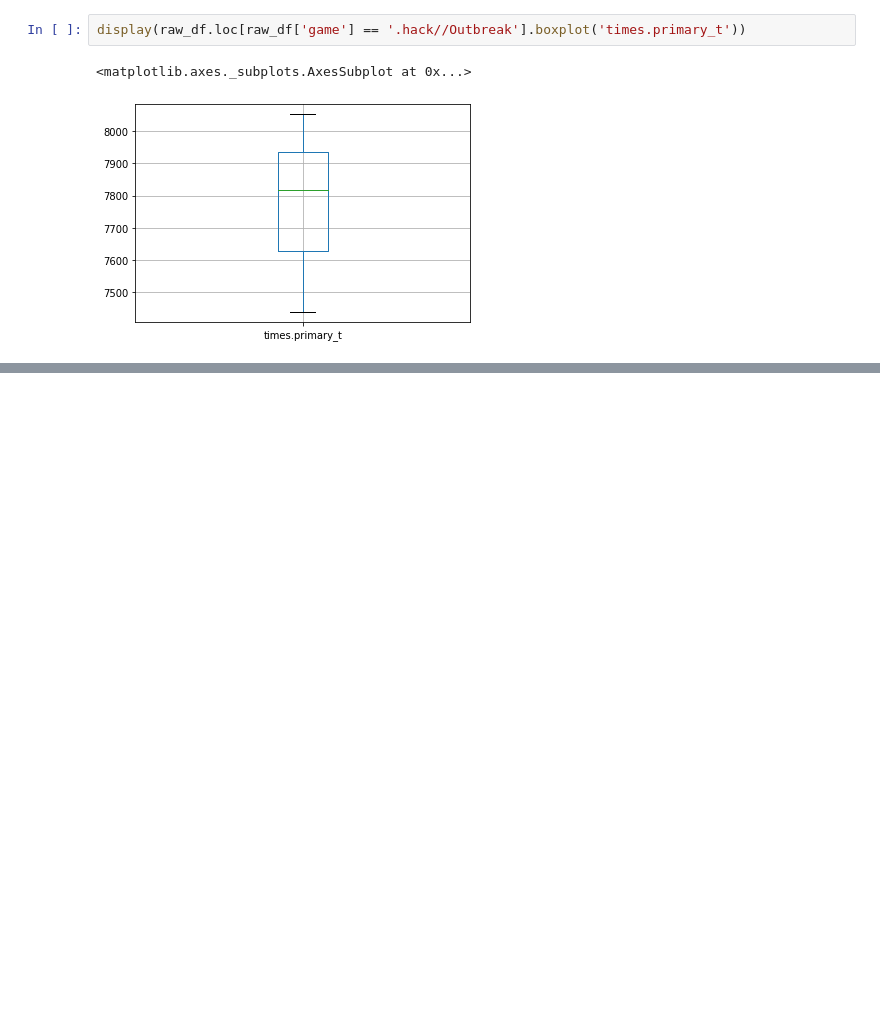
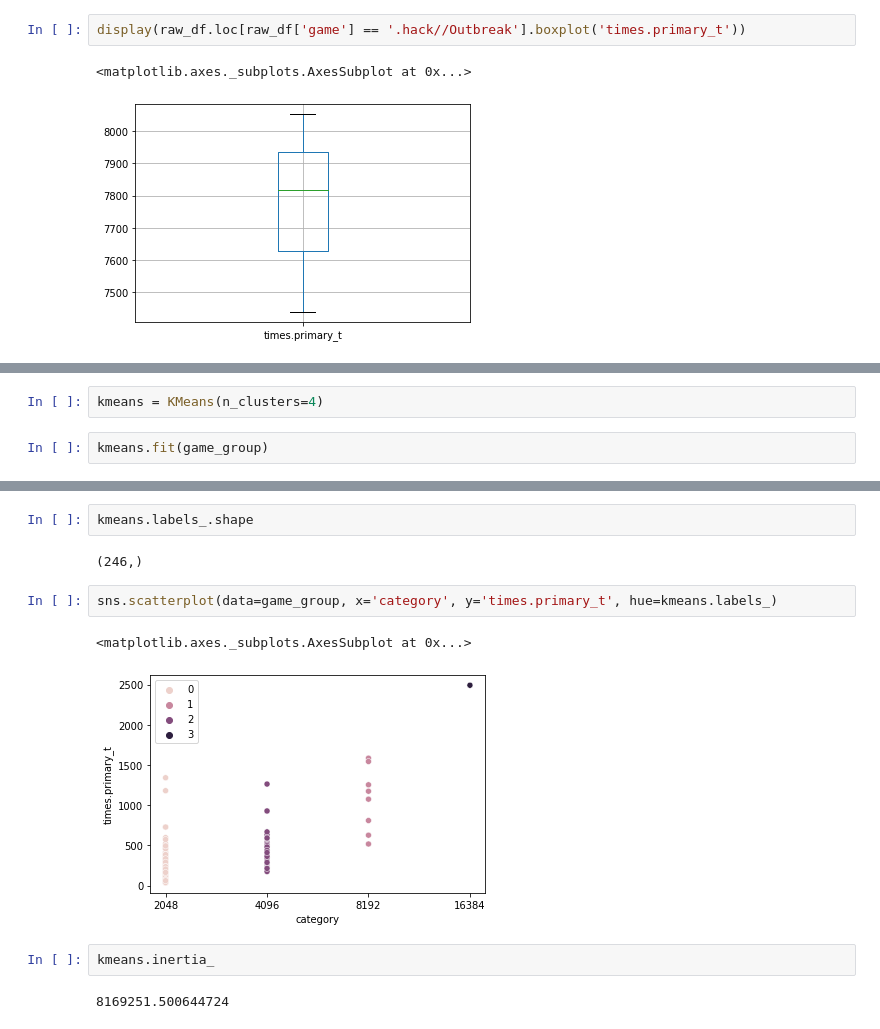
Before and after one commit to CiroGomess/speedrun, a Jupyter notebook: projeto_final.ipynb, the cells around one changed output, grey strips where cells are left out. Cells and saved outputs as stored; diff of their text form; blank space fills up the shorter version.

```diff
--- a/projeto_final.ipynb
+++ b/projeto_final.ipynb
@@ -209,0 +235,4 @@ str
+# %%
+kmeans = KMeans(n_clusters=4)
+# %%
+kmeans.fit(game_group)
@@ -209,0 +256,13 @@ str
+# %%
+kmeans.labels_.shape
+# %% [output]
+(246,)
+# %%
+sns.scatterplot(data=game_group, x='category', y='times.primary_t', hue=kmeans.labels_)
+# %% [output]
+<matplotlib.axes._subplots.AxesSubplot at 0x...>
+[figure, added]
+# %%
+kmeans.inertia_
+# %% [output]
+8169251.500644724
```
Also changed, not shown: parts of 14 cells of this notebook.
